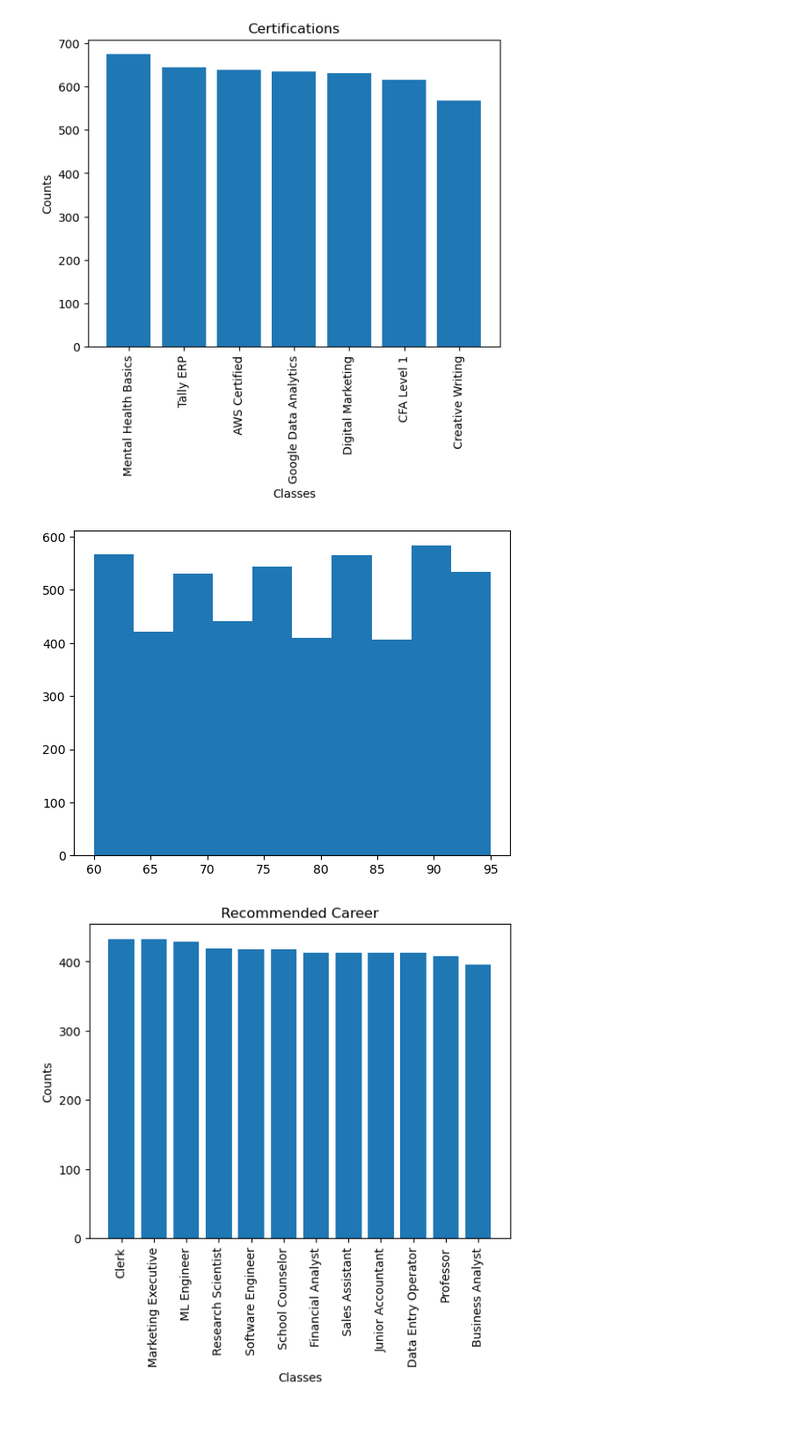
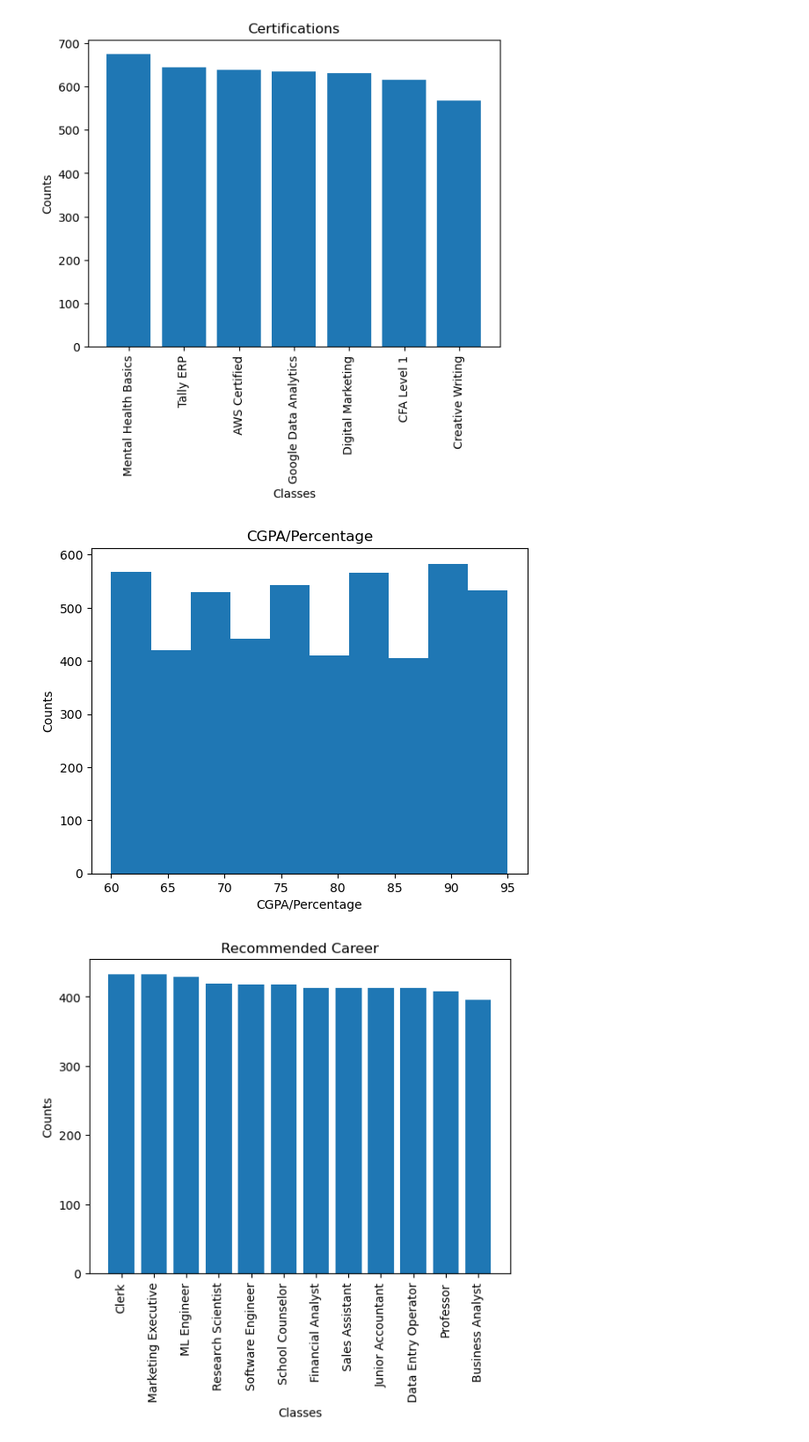
Before and after one commit to Tsonee/Career-path-recommendation, a Jupyter notebook: 01_Pretprocesiranje_i_analiza.ipynb, the cells around one changed output. Shown at 88% size. Drawn from its saved outputs; the diff is of its cells as text; code cells hidden in the pictures; blank space fills up the shorter version.

```diff
--- a/01_Pretprocesiranje_i_analiza.ipynb
+++ b/01_Pretprocesiranje_i_analiza.ipynb
@@ -76,9 +93,12 @@ bar_categorical(data, 'Certifications')
 [figure]
 # %%
 plt.hist(data['CGPA/Percentage'])
+plt.title('CGPA/Percentage')
+plt.xlabel('CGPA/Percentage')
+plt.ylabel('Counts')
 plt.show()
 # %% [output]
-[figure, old version]
+[figure, new version]
 # %%
 bar_categorical(data, 'Recommended Career')
 # %% [output]
```
Also changed, not shown: parts of 5 cells of this notebook, 4 other files.
